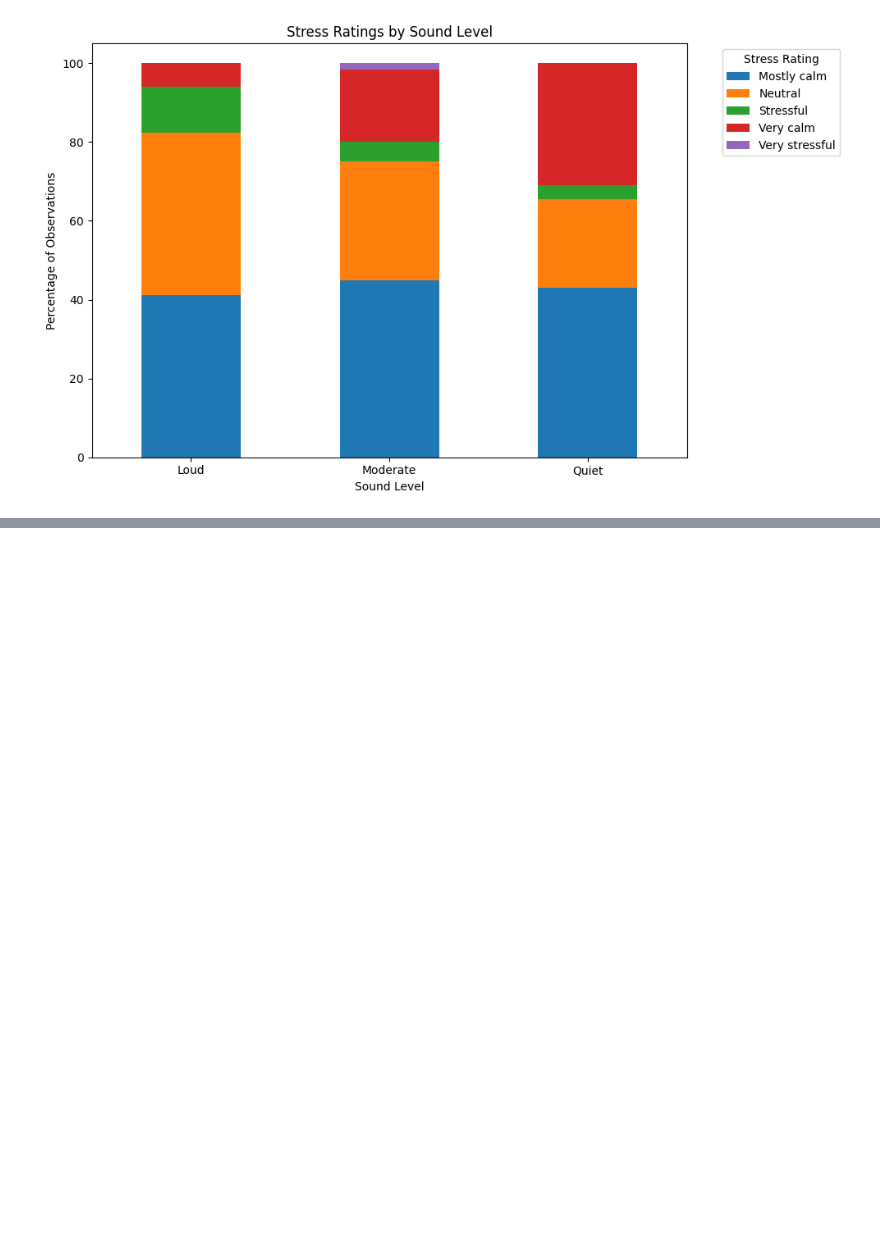
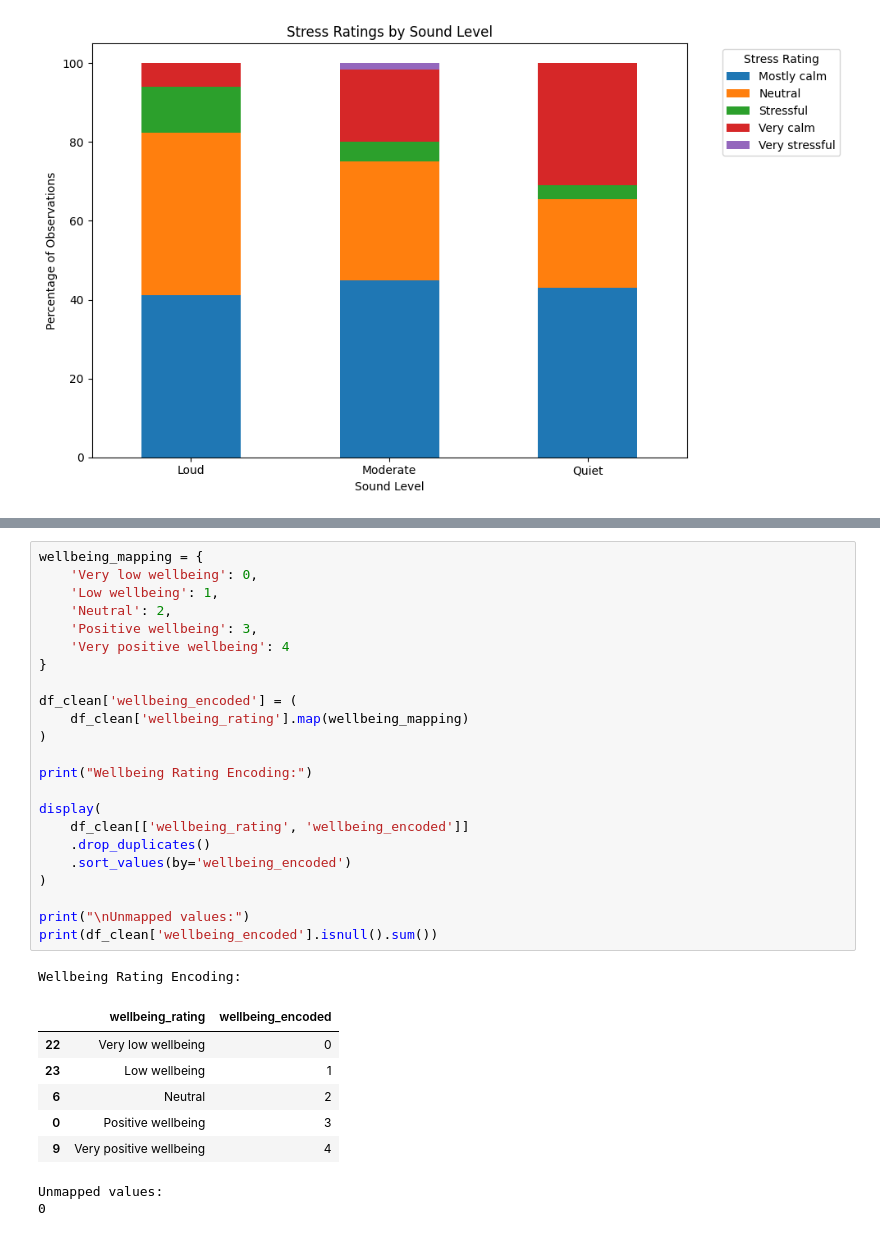
Before and after one commit to Beatricepapi/ml-campus_data_project-colab, a Jupyter notebook: Beatrice_Papi_Machine_Learning_with_Python_Project.ipynb, the cells around one changed output, grey strips where cells are left out. Drawn from its saved outputs; the diff is of its cells as text; blank space fills up the shorter version.

```diff
--- a/Beatrice_Papi_Machine_Learning_with_Python_Project.ipynb
+++ b/Beatrice_Papi_Machine_Learning_with_Python_Project.ipynb
@@ -333,0 +526,33 @@ This graph helped me begin investigating the relationship between environmental
+# %%
+wellbeing_mapping = {
+    'Very low wellbeing': 0,
+    'Low wellbeing': 1,
+    'Neutral': 2,
+    'Positive wellbeing': 3,
+    'Very positive wellbeing': 4
+}
+
+df_clean['wellbeing_encoded'] = (
+    df_clean['wellbeing_rating'].map(wellbeing_mapping)
+)
+
+print("Wellbeing Rating Encoding:")
+
+display(
+    df_clean[['wellbeing_rating', 'wellbeing_encoded']]
+    .drop_duplicates()
+    .sort_values(by='wellbeing_encoded')
+)
+
+print("\nUnmapped values:")
+print(df_clean['wellbeing_encoded'].isnull().sum())
+# %% [output]
+Wellbeing Rating Encoding:
+|  | wellbeing_rating | wellbeing_encoded |
+| 22 | Very low wellbeing | 0 |
+| 23 | Low wellbeing | 1 |
+| 6 | Neutral | 2 |
+| 0 | Positive wellbeing | 3 |
+| 9 | Very positive wellbeing | 4 |
+Unmapped values:
+0
```
Also changed, not shown: parts of 55 cells of this notebook.
